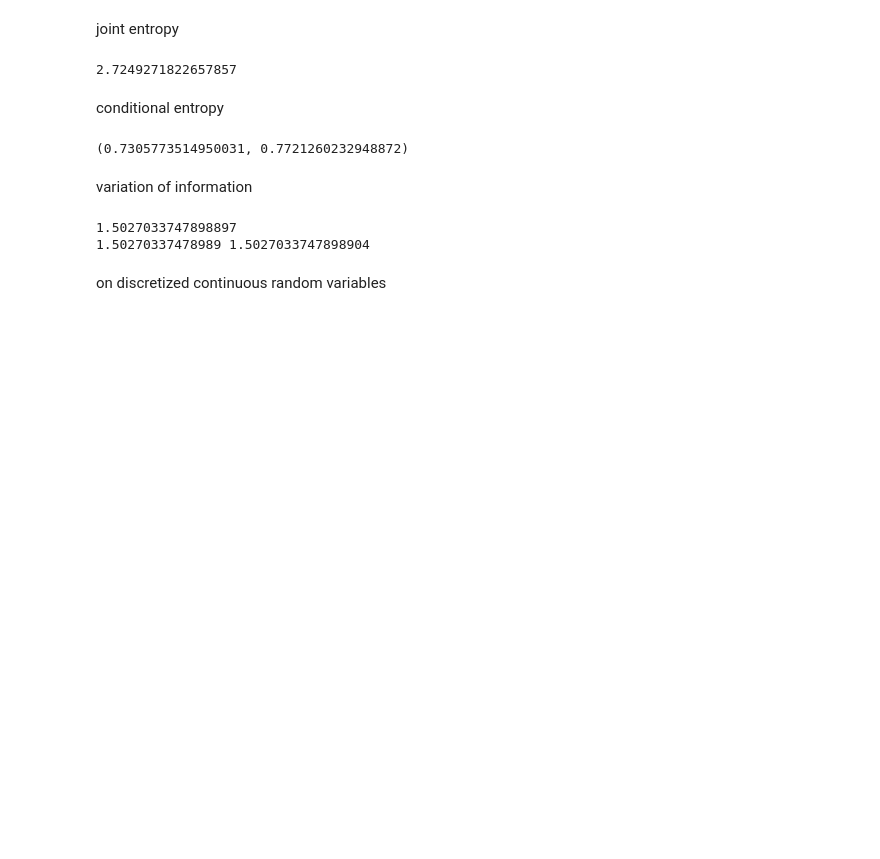
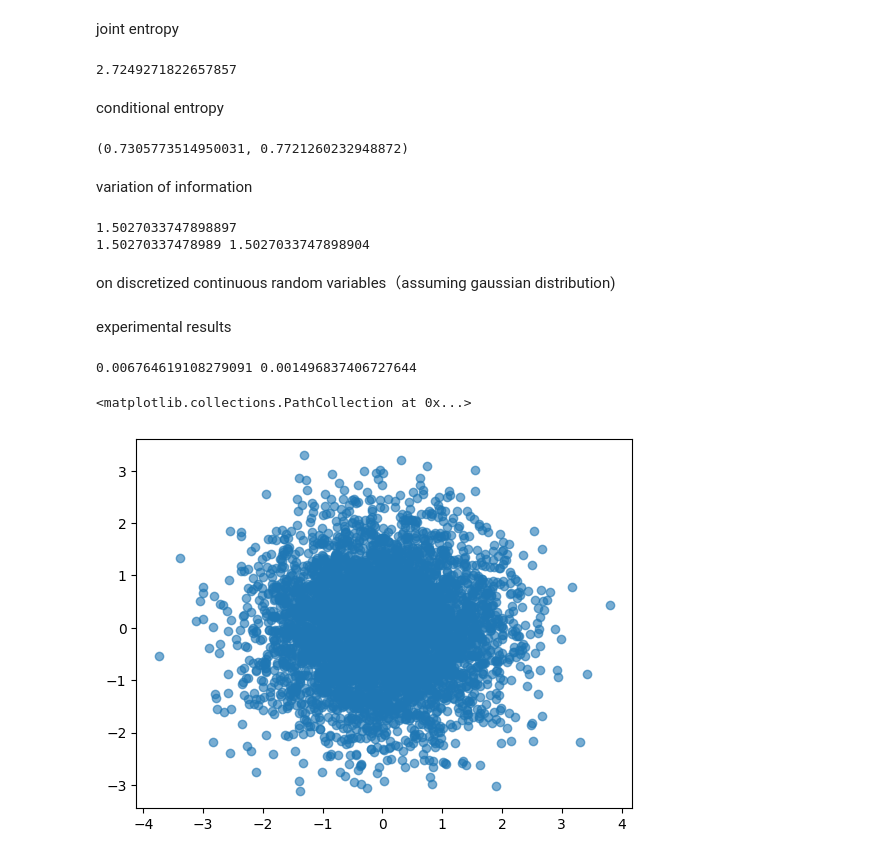
Before and after one commit to Joanna-Dai/Machine-Learning-for-Asset-Managers, a Jupyter notebook: ch3.ipynb, the cells around one changed output. Cells and saved outputs as stored; diff of their text form; code cells hidden in the pictures; blank space fills up the shorter version.

```diff
--- a/ch3.ipynb
+++ b/ch3.ipynb
@@ -127,7 +127,7 @@ print(hXY-iXY, hX_Y + hY_X)
 1.5027033747898897
 1.50270337478989 1.5027033747898904
 # %% [markdown]
-on discretized continuous random variables
+on discretized continuous random variables（assuming gaussian distribution)
 # %%
 def numBins(nObs, corr=None):
     """
@@ -135,0 +178,20 @@ def numBins(nObs, corr=None):
+# %% [markdown]
+experimental results
+# %%
+# no relationship
+
+size, seed = 5000, 0
+np.random.seed(seed)
+# generate gaussian random variables
+x = np.random.normal(size=size)
+e = np.random.normal(size=size)
+y = 0*x + e # no relationship
+nmi = mutualInfo(x, y, True)
+corr = np.corrcoef(x, y)[0, 1]
+print(nmi, corr) # both correlation and normalized mutual information are approximately zero
+# plot
+plt.scatter(x, y, alpha=0.6, label='y = 0*x + e')
+# %% [output]
+0.006764619108279091 0.001496837406727644
+<matplotlib.collections.PathCollection at 0x...>
+[figure, added]
```
Also changed, not shown: parts of 4 cells of this notebook, 1 other file.
